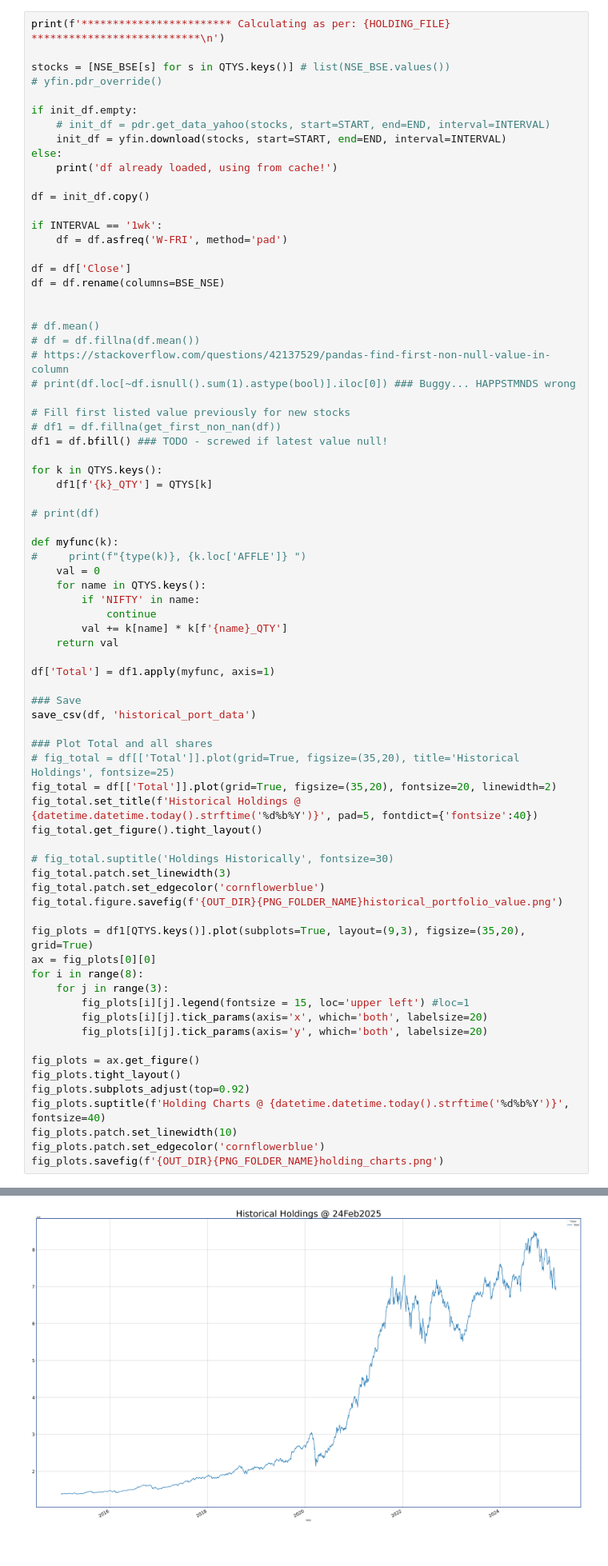
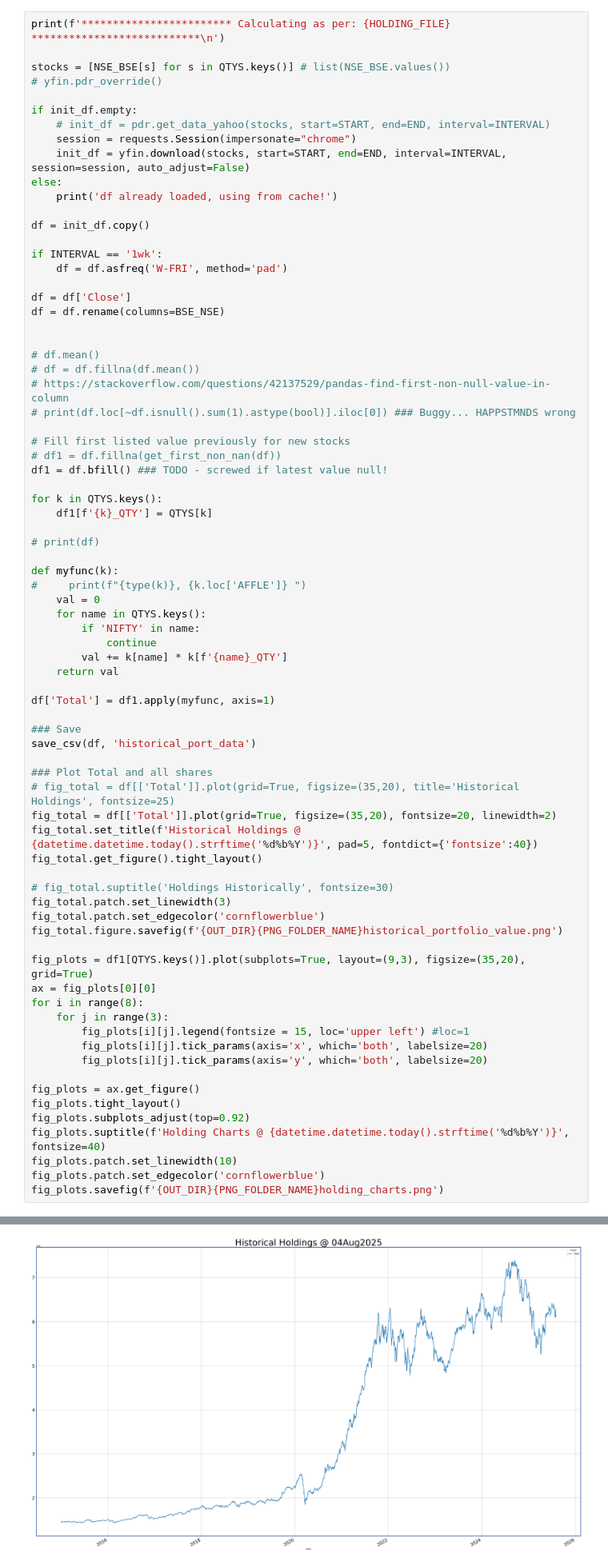
Before and after one commit to imran-iiit/test, a Jupyter notebook: PyHelloWorld/utils/portfolio_historical_data.ipynb, the cells around one changed output, grey strips where cells are left out. Shown at 80% size. Saved outputs shown, nothing was run; the diff lists cells and outputs as text.

Commit message:
fix yfinance too many requests error

```diff
--- a/PyHelloWorld/utils/portfolio_historical_data.ipynb
+++ b/PyHelloWorld/utils/portfolio_historical_data.ipynb
@@ -54,7 +55,8 @@ stocks = [NSE_BSE[s] for s in QTYS.keys()] # list(NSE_BSE.values())
 
 if init_df.empty:
     # init_df = pdr.get_data_yahoo(stocks, start=START, end=END, interval=INTERVAL)
-    init_df = yfin.download(stocks, start=START, end=END, interval=INTERVAL)
+    session = requests.Session(impersonate="chrome")
+    init_df = yfin.download(stocks, start=START, end=END, interval=INTERVAL, session=session, auto_adjust=False)
 else:
     print('df already loaded, using from cache!')
 
@@ -129 +130 @@ Saved: /Users/imran/Documents/apps/docs/outputs/historical_port_data_20250224174
-[figure, old version]
+[figure, new version]
```
Also changed, not shown: parts of 2 cells of this notebook.
